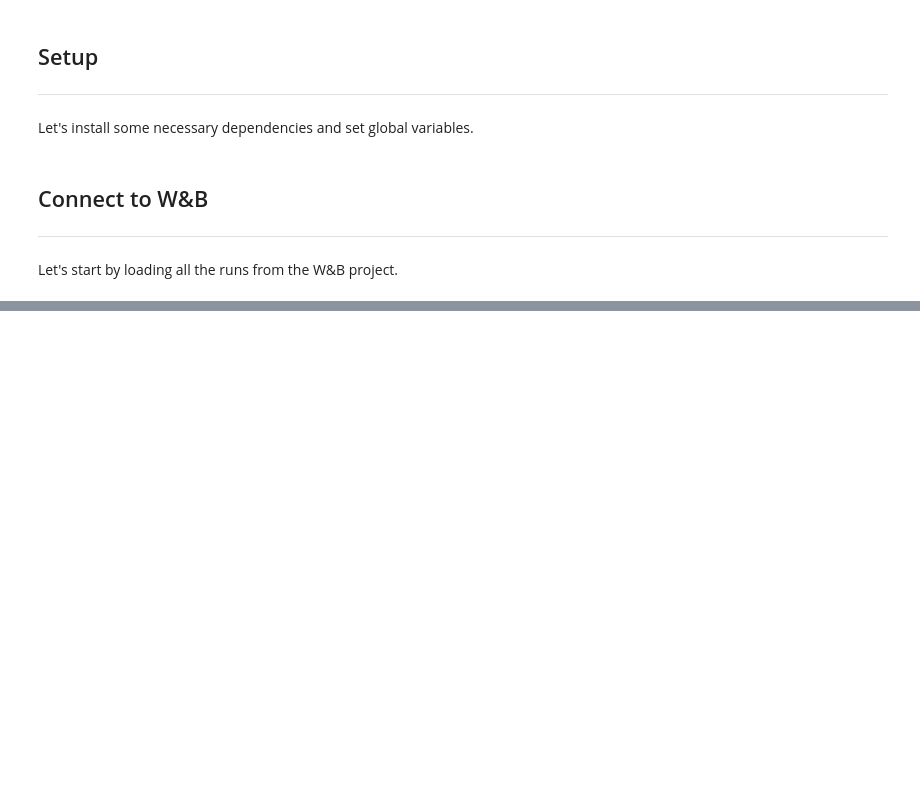
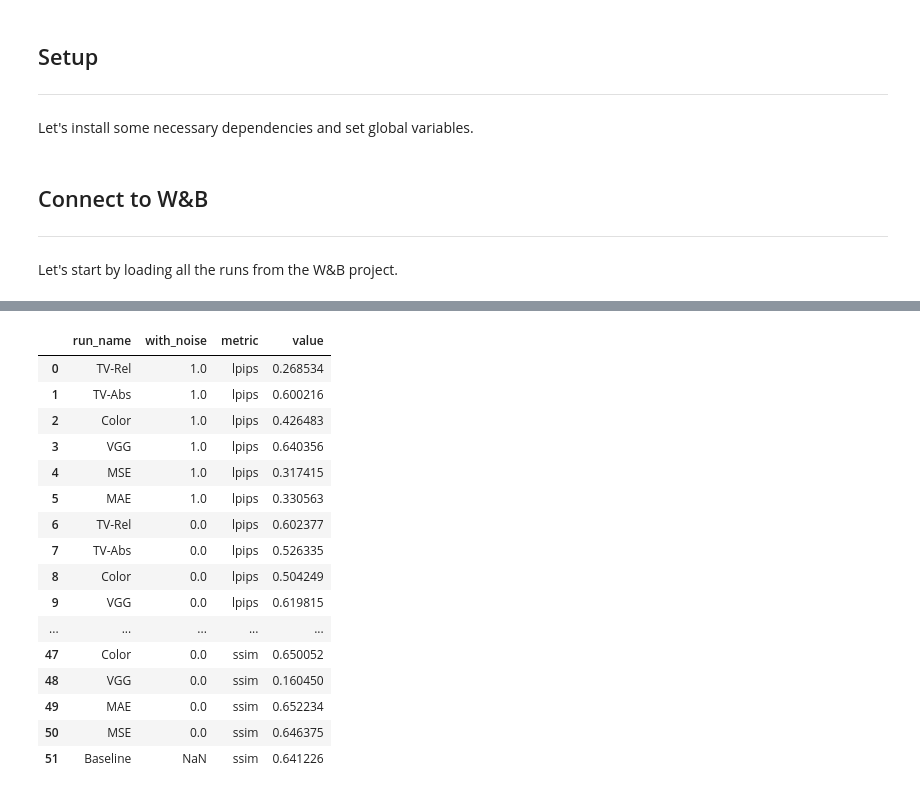
Before and after one commit to mikasenghaas/sillystill, a Jupyter notebook: notebooks/5.0-results.ipynb, the cells around one changed output, grey strips where cells are left out. Cells and saved outputs as stored; diff of their text form; code cells hidden in the pictures; blank space fills up the shorter version.

```diff
--- a/notebooks/5.0-results.ipynb
+++ b/notebooks/5.0-results.ipynb
@@ -49,0 +92,20 @@ In this very first experiment we want to find out if we can overfit the model to
+# %%
+df_pivot = df.melt(id_vars=["run_name", "with_noise"], var_name="metric", value_name="value")
+# %% [output]
+|  | run_name | with_noise | metric | value |
+| 0 | TV-Rel | 1.0 | lpips | 0.268534 |
+| 1 | TV-Abs | 1.0 | lpips | 0.600216 |
+| 2 | Color | 1.0 | lpips | 0.426483 |
+| 3 | VGG | 1.0 | lpips | 0.640356 |
+| 4 | MSE | 1.0 | lpips | 0.317415 |
+| 5 | MAE | 1.0 | lpips | 0.330563 |
+| 6 | TV-Rel | 0.0 | lpips | 0.602377 |
+| 7 | TV-Abs | 0.0 | lpips | 0.526335 |
+| 8 | Color | 0.0 | lpips | 0.504249 |
+| 9 | VGG | 0.0 | lpips | 0.619815 |
+| ... | ... | ... | ... | ... |
+| 47 | Color | 0.0 | ssim | 0.650052 |
+| 48 | VGG | 0.0 | ssim | 0.160450 |
+| 49 | MAE | 0.0 | ssim | 0.652234 |
+| 50 | MSE | 0.0 | ssim | 0.646375 |
+| 51 | Baseline | NaN | ssim | 0.641226 |
```
Also changed, not shown: parts of 13 cells of this notebook.
